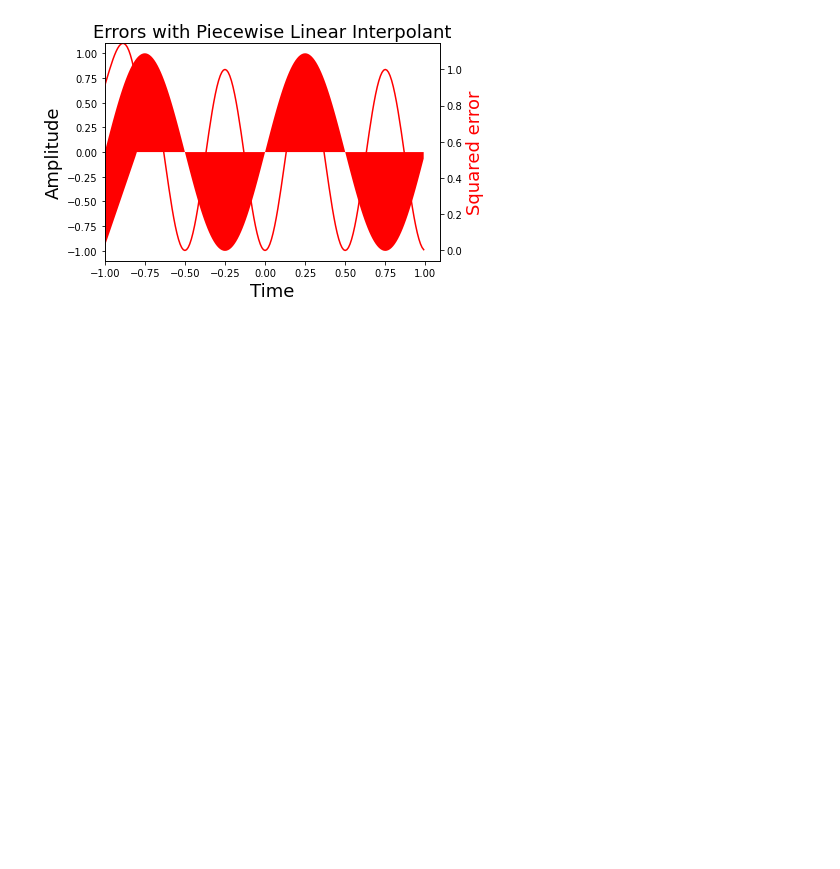
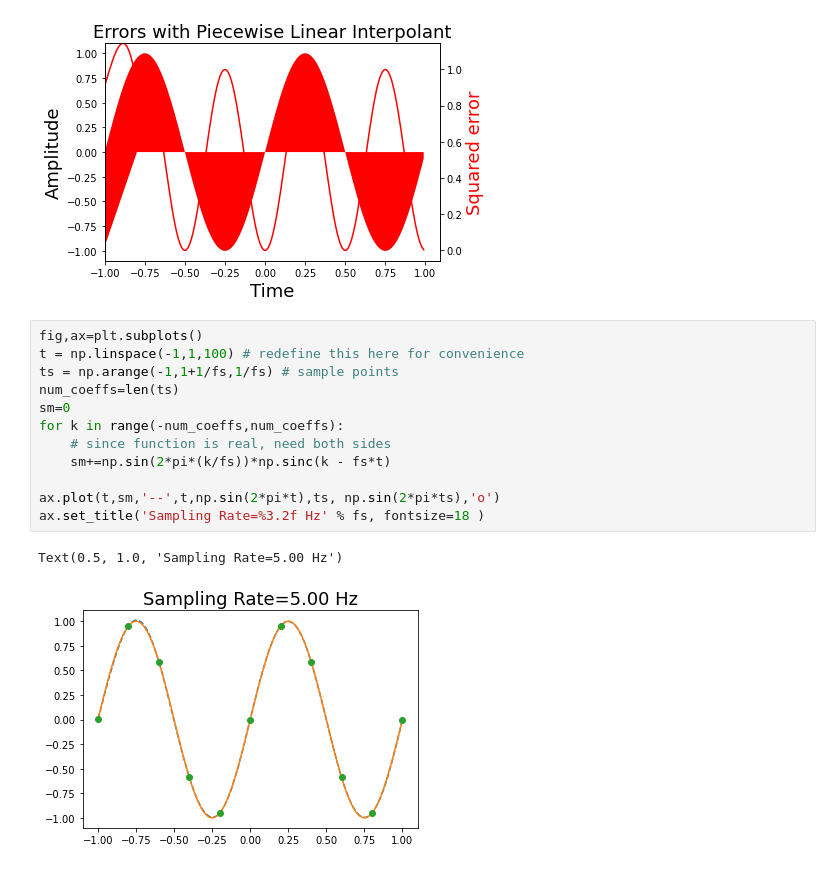
Before and after one commit to hazemMondy/signal-processing, a Jupyter notebook: ch1.ipynb, the cells around one changed output. Drawn from its saved outputs; the diff is of its cells as text; blank space fills up the shorter version.

```diff
--- a/ch1.ipynb
+++ b/ch1.ipynb
@@ -59,3 +59,18 @@ ax2.set_ylabel('Squared error', color='r',fontsize=18)
 ax1.set_title('Errors with Piecewise Linear Interpolant',fontsize=18);
 # %% [output]
 [figure]
+# %%
+fig,ax=plt.subplots()
+t = np.linspace(-1,1,100) # redefine this here for convenience
+ts = np.arange(-1,1+1/fs,1/fs) # sample points
+num_coeffs=len(ts)
+sm=0
+for k in range(-num_coeffs,num_coeffs):
+    # since function is real, need both sides
+    sm+=np.sin(2*pi*(k/fs))*np.sinc(k - fs*t)
+
+ax.plot(t,sm,'--',t,np.sin(2*pi*t),ts, np.sin(2*pi*ts),'o')
+ax.set_title('Sampling Rate=%3.2f Hz' % fs, fontsize=18 )
+# %% [output]
+Text(0.5, 1.0, 'Sampling Rate=5.00 Hz')
+[figure, added]
```
Also changed, not shown: parts of 6 cells of this notebook.
